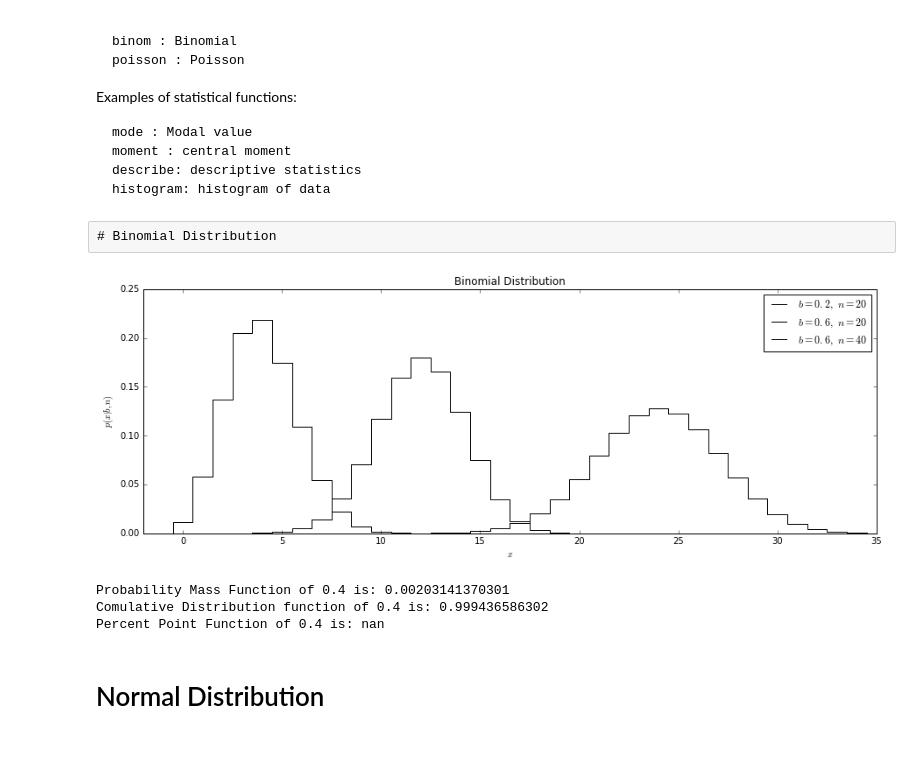
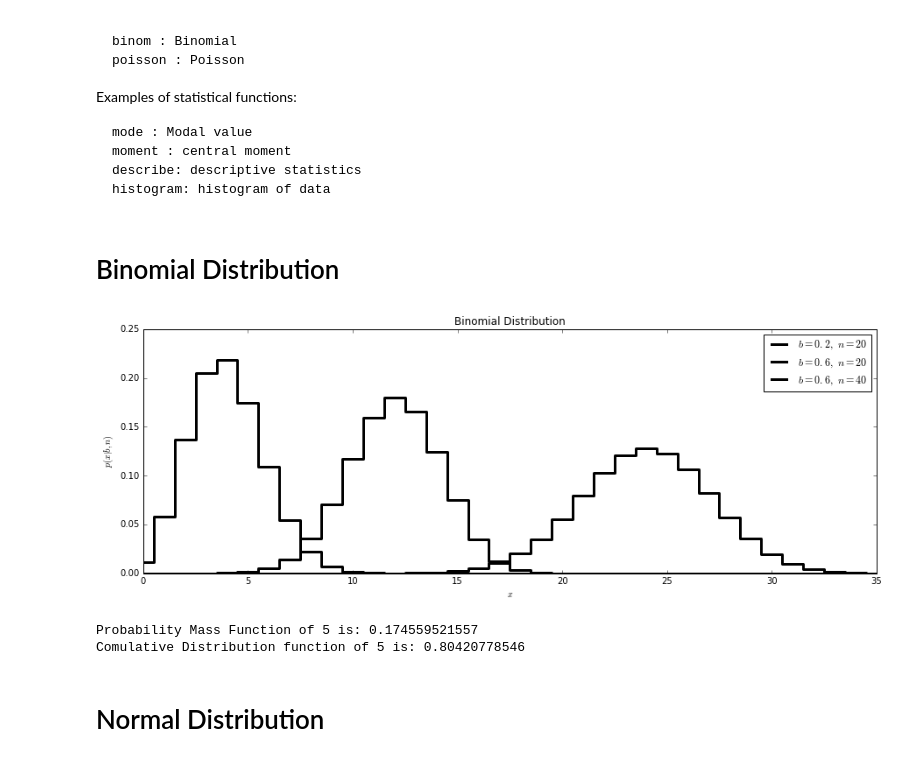
Before and after one commit to Mohamed-Elbially/PythonTutorials, a Jupyter notebook: ProbabilityDistriputions.ipynb, the cells around one changed output. Drawn from its saved outputs; the diff is of its cells as text; code cells hidden in the pictures.

```diff
--- a/ProbabilityDistriputions.ipynb
+++ b/ProbabilityDistriputions.ipynb
@@ -27,45 +27,42 @@ Examples of statistical functions:
     moment : central moment
     describe: descriptive statistics
     histogram: histogram of data
-# %% [raw]
-# Binomial Distribution
+# %% [markdown]
+# Binomial Distribution
 # %%
 n_values = [20, 20, 40]
 b_values = [0.2, 0.6, 0.6]
 linestyles = ['-', '--', ':']
-x = np.arange(-1, 200)
+x = np.arange(0, 40)
 
 fig, ax = plt.subplots(figsize=(15, 5))
 
 for (n, b, ls) in zip(n_values, b_values, linestyles):
     # create a binomial distribution
     dist = binom(n, b)
 
-    plt.plot(x, dist.pmf(x), ls=ls, c='black',
+    ax.plot(x, dist.pmf(x), ls=ls, c='black', lw = 3,
              label=r'$b=%.1f,\ n=%i$' % (b, n), linestyle='steps-mid')
 
-plt.xlim(-2, 35)
+plt.xlim(0, 35)
 plt.ylim(0, 0.25)
 
 plt.xlabel('$x$')
 plt.ylabel(r'$p(x|b, n)$')
 plt.title('Binomial Distribution')
-
-plt.legend()
+ax.legend()
 plt.show()
 
 dist = binom(n_values[0], b_values[0])
+
 # Probability Mass Function
-print 'Probability Mass Function of 0.4 is: {v}'.format(v = dist.pmf(10))
+print 'Probability Mass Function of 5 is: {v}'.format(v = dist.pmf(5))
 # Comulative Distribution Function
-print 'Comulative Distribution function of 0.4 is: {v}'.format(v = dist.cdf(10))
-# Percent point function (inverse of cdf — percentiles).
-print 'Percent Point Function of 0.4 is: {v}'.format(v = dist.ppf(10))
+print 'Comulative Distribution function of 5 is: {v}'.format(v = dist.cdf(5))
 # %% [output]
-[figure, old version]
+[figure, new version]
-Probability Mass Function of 0.4 is: 0.00203141370301
-Comulative Distribution function of 0.4 is: 0.999436586302
-Percent Point Function of 0.4 is: nan
+Probability Mass Function of 5 is: 0.174559521557
+Comulative Distribution function of 5 is: 0.80420778546
 # %% [markdown]
 # Normal Distribution
 # %%
```
Also changed, not shown: parts of 5 cells of this notebook.
